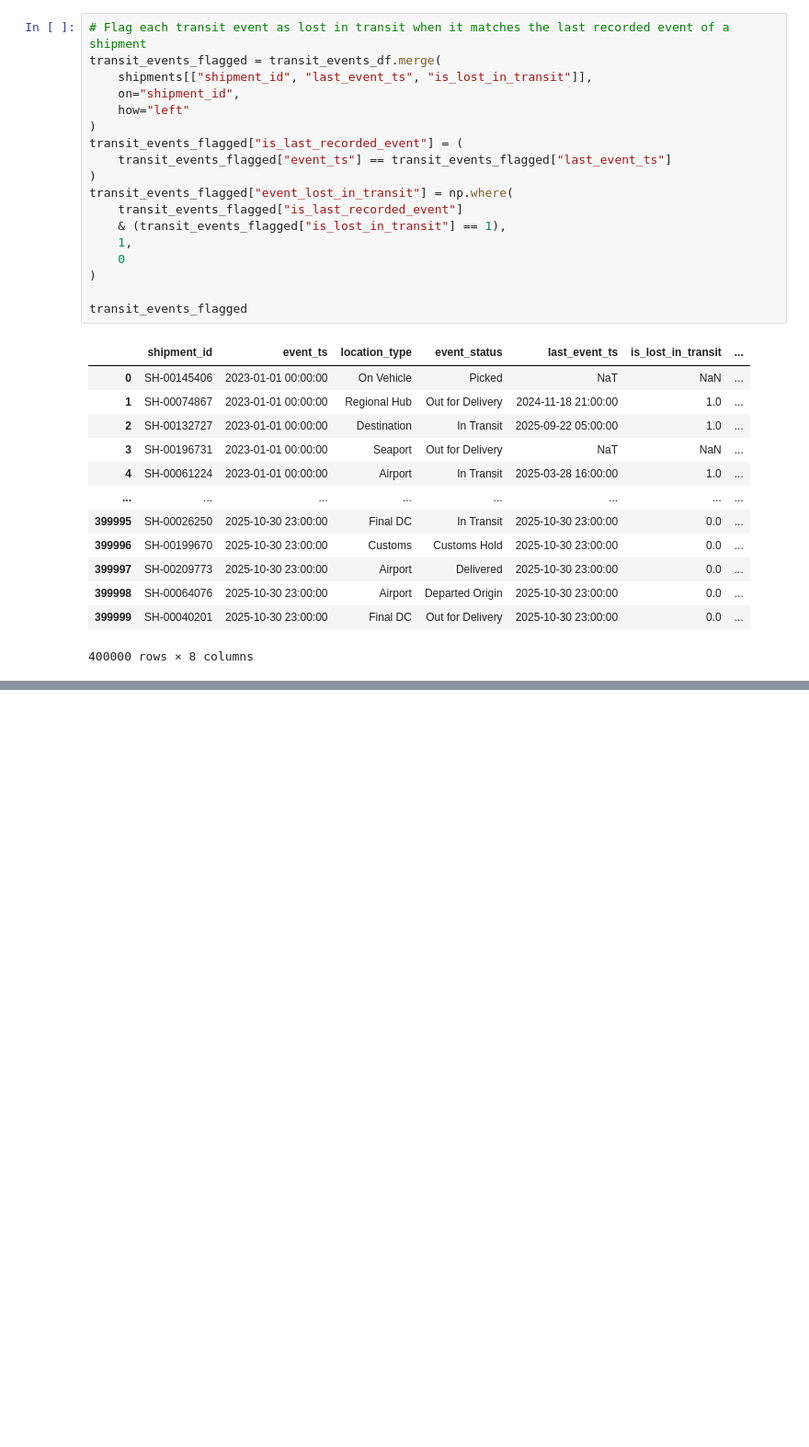
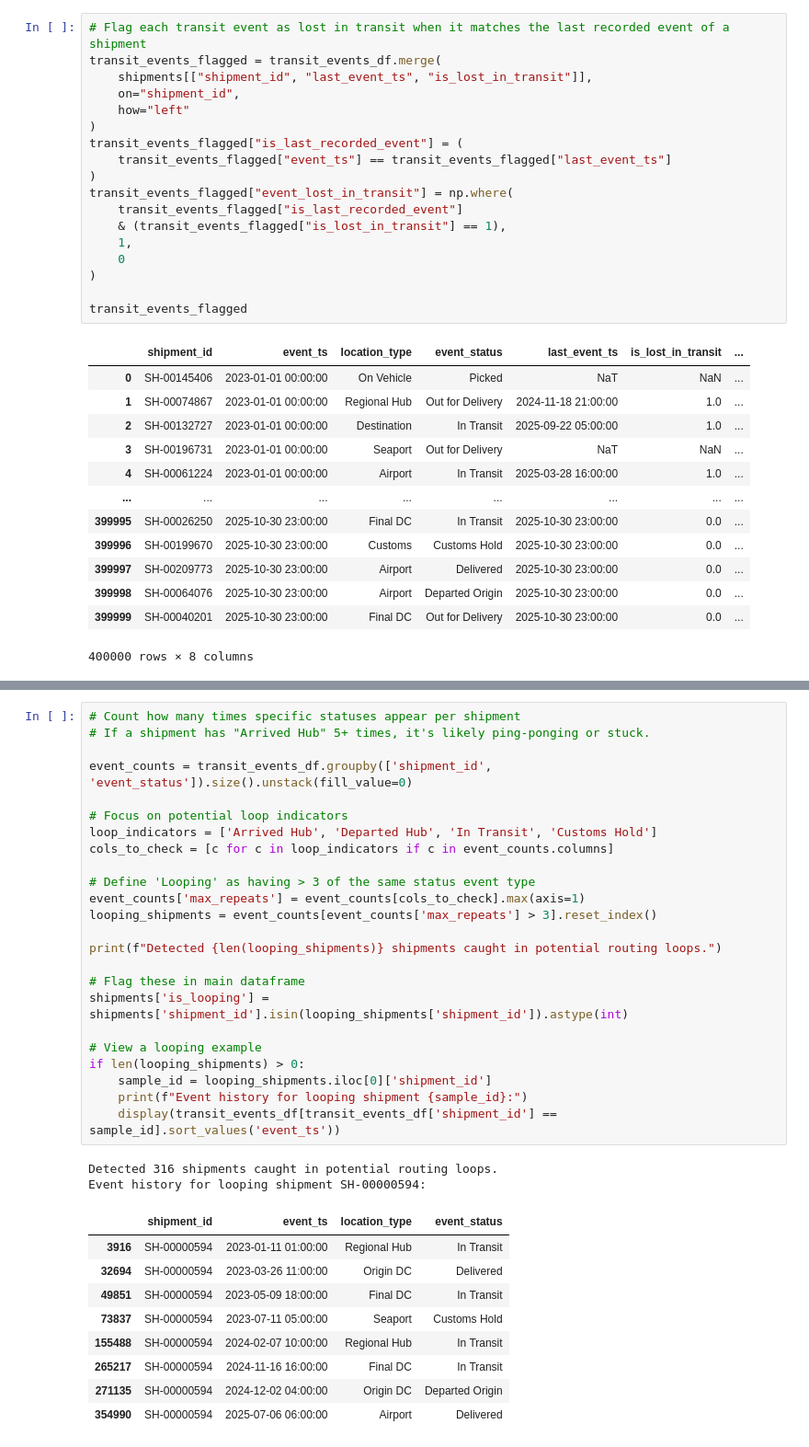
Before and after one commit to miskibin/task, a Jupyter notebook: research/abnormal_shippement_times.ipynb, the cells around one changed output, grey strips where cells are left out. Shown at 92% size. Cells and saved outputs as stored; diff of their text form; blank space fills up the shorter version.

```diff
--- a/research/abnormal_shippement_times.ipynb
+++ b/research/abnormal_shippement_times.ipynb
@@ -428,0 +492,36 @@ Name: event_lost_in_transit, dtype: float64
+# %%
+# Count how many times specific statuses appear per shipment
+# If a shipment has "Arrived Hub" 5+ times, it's likely ping-ponging or stuck.
+
+event_counts = transit_events_df.groupby(['shipment_id', 'event_status']).size().unstack(fill_value=0)
+
+# Focus on potential loop indicators
+loop_indicators = ['Arrived Hub', 'Departed Hub', 'In Transit', 'Customs Hold']
+cols_to_check = [c for c in loop_indicators if c in event_counts.columns]
+
+# Define 'Looping' as having > 3 of the same status event type
+event_counts['max_repeats'] = event_counts[cols_to_check].max(axis=1)
+looping_shipments = event_counts[event_counts['max_repeats'] > 3].reset_index()
+
+print(f"Detected {len(looping_shipments)} shipments caught in potential routing loops.")
+
+# Flag these in main dataframe
+shipments['is_looping'] = shipments['shipment_id'].isin(looping_shipments['shipment_id']).astype(int)
+
+# View a looping example
+if len(looping_shipments) > 0:
+    sample_id = looping_shipments.iloc[0]['shipment_id']
+    print(f"Event history for looping shipment {sample_id}:")
+    display(transit_events_df[transit_events_df['shipment_id'] == sample_id].sort_values('event_ts'))
+# %% [output]
+Detected 316 shipments caught in potential routing loops.
+Event history for looping shipment SH-00000594:
+|  | shipment_id | event_ts | location_type | event_status |
+| 3916 | SH-00000594 | 2023-01-11 01:00:00 | Regional Hub | In Transit |
+| 32694 | SH-00000594 | 2023-03-26 11:00:00 | Origin DC | Delivered |
+| 49851 | SH-00000594 | 2023-05-09 18:00:00 | Final DC | In Transit |
+| 73837 | SH-00000594 | 2023-07-11 05:00:00 | Seaport | Customs Hold |
+| 155488 | SH-00000594 | 2024-02-07 10:00:00 | Regional Hub | In Transit |
+| 265217 | SH-00000594 | 2024-11-16 16:00:00 | Final DC | In Transit |
+| 271135 | SH-00000594 | 2024-12-02 04:00:00 | Origin DC | Departed Origin |
+| 354990 | SH-00000594 | 2025-07-06 06:00:00 | Airport | Delivered |
```
Also changed, not shown: parts of 10 cells of this notebook, 1 other file.
